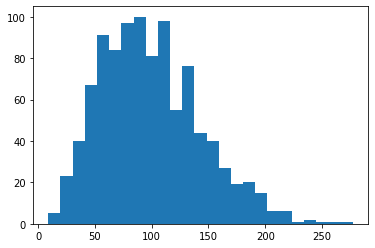
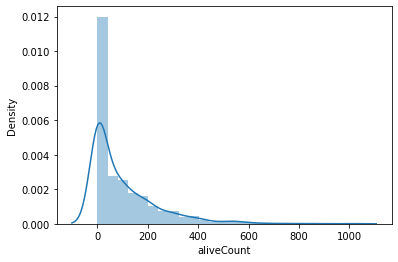
The change to this notebook cell's code, shown as a diff; its figure went from the first image to the second:
--- before
+++ after
@@ -1 +1 @@
-plt.hist(summary["aliveCount"], bins = 25)
+sns.distplot(summary["aliveCount"], kde=True, bins = 25)

Commit: Flushing checkpoints